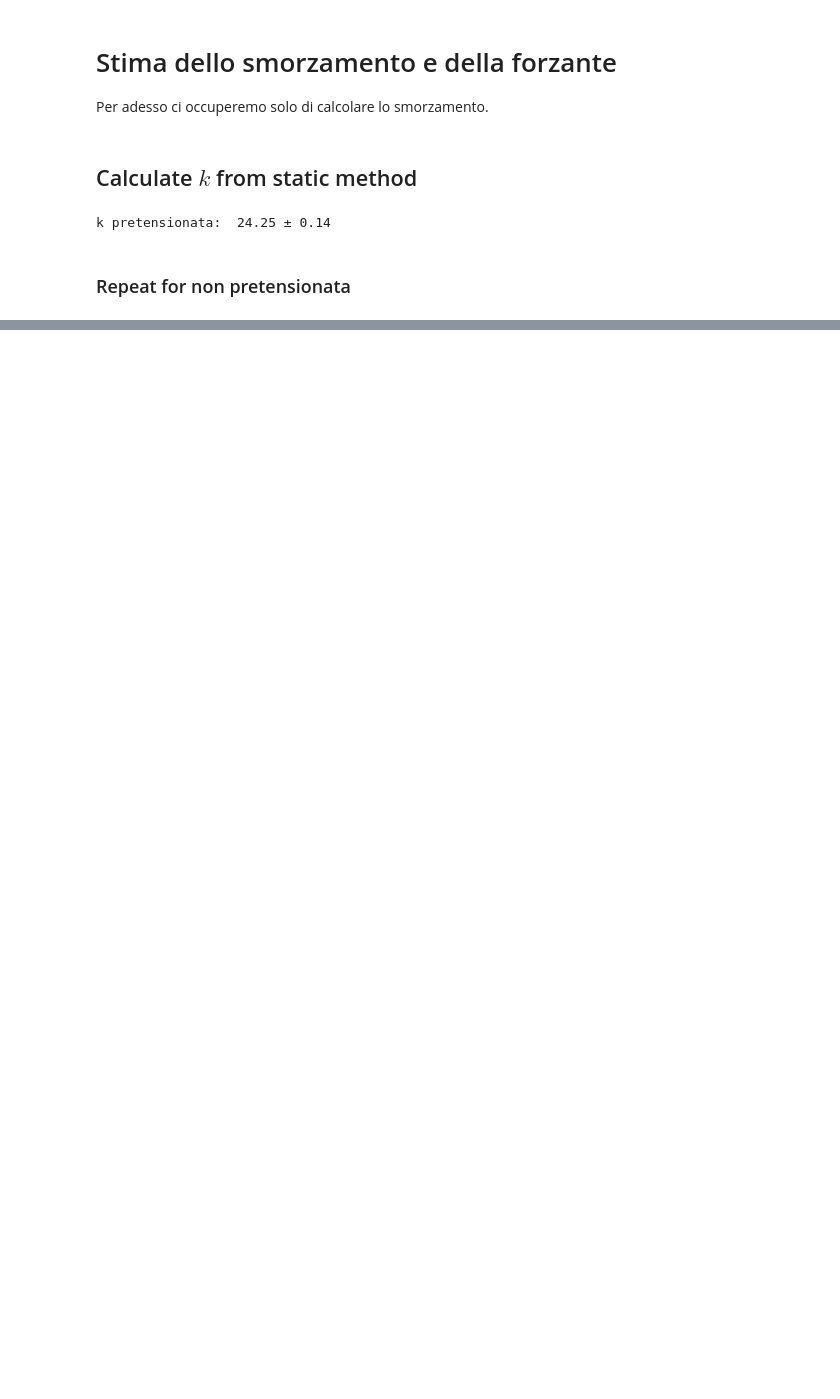
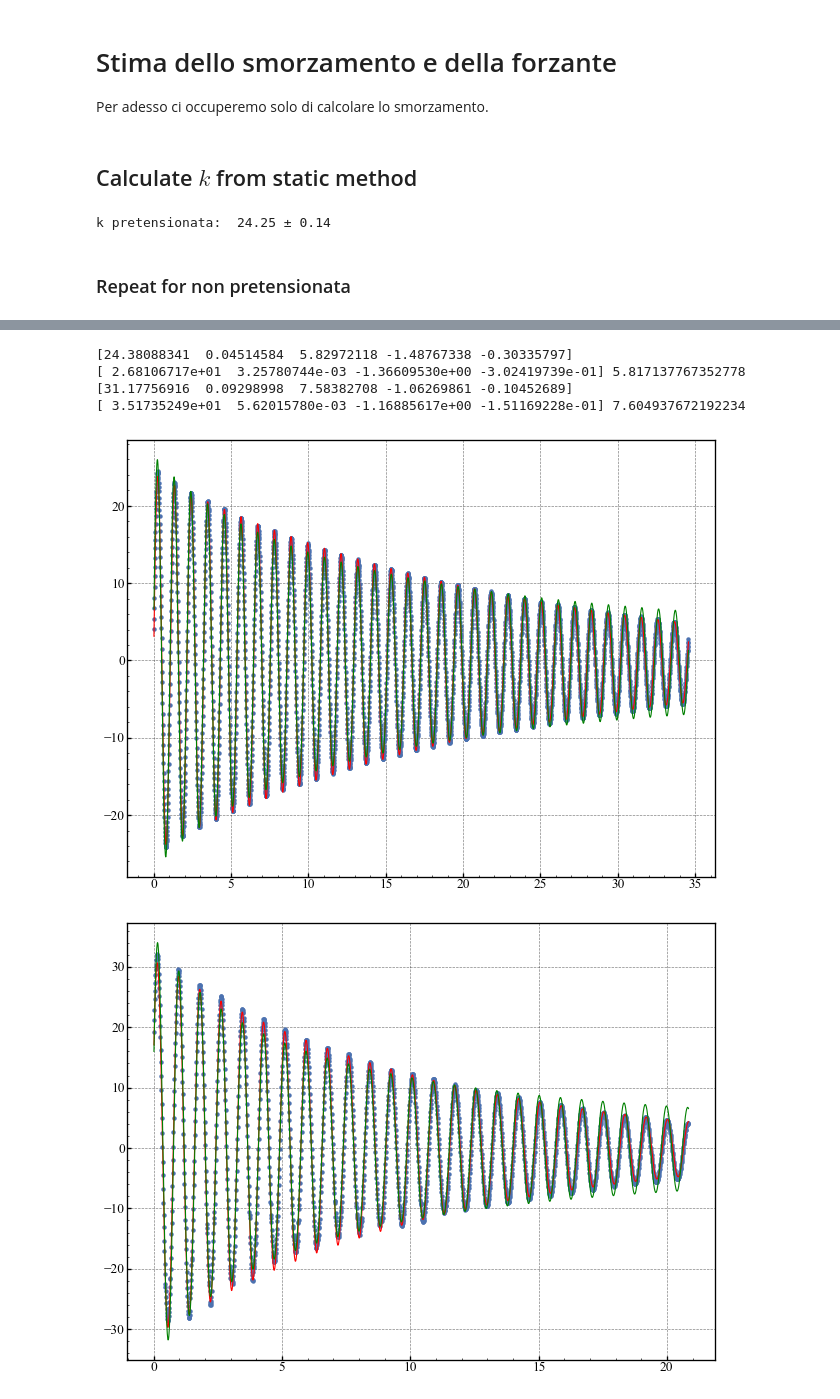
Before and after one commit to Mattia04/Smorzamento, a Jupyter notebook: script.ipynb, the cells around one changed output, grey strips where cells are left out. Cells and saved outputs as stored; diff of their text form; code cells hidden in the pictures; blank space fills up the shorter version.

```diff
--- a/script.ipynb
+++ b/script.ipynb
@@ -50,0 +135,35 @@ k pretensionata:  3.226 ± 0.021
+# %%
+with open("Data/Oscillazioni non_pretensionata_rete_3e1masse.csv", "r") as file:
+    df_nr = pd.read_csv(file, delimiter=";", decimal=",")
+
+masse = [90.18, 50.63]  # Da excel
+
+for i in range(2):
+    fig, ax = plt.subplots()
+    Y = df_nr.iloc[:, i].dropna()
+    X = np.linspace(0.01, len(Y) / 100, len(Y))
+
+    omega = np.sqrt(
+        k_non_pretensionata
+        / ((masse[i] + 15.43 / 3) / 1000)
+        # 29.91/3 deriva dalla massa della molla
+        # /1000 per convertire g in kg
+    )
+    scale_omega = 1
+
+    params, std_dev = Fits.smorzato(X, Y)
+    params2, std_dev2 = Fits.smorzato2(X, Y, omega * scale_omega)
+
+    print(params)
+    print(params2, omega * scale_omega)
+
+    ax.scatter(X, Y)
+    ax.plot(X, Fits.curve(X, *params), c="r")
+    ax.plot(X, Fits.curve2(X, *params2, omega * scale_omega), c="g")
+# %% [output]
+[24.38088341  0.04514584  5.82972118 -1.48767338 -0.30335797]
+[ 2.68106717e+01  3.25780744e-03 -1.36609530e+00 -3.02419739e-01] 5.817137767352778
+[31.17756916  0.09298998  7.58382708 -1.06269861 -0.10452689]
+[ 3.51735249e+01  5.62015780e-03 -1.16885617e+00 -1.51169228e-01] 7.604937672192234
+[figure, added]
+[figure, added]
```
Also changed, not shown: parts of 8 cells of this notebook.
